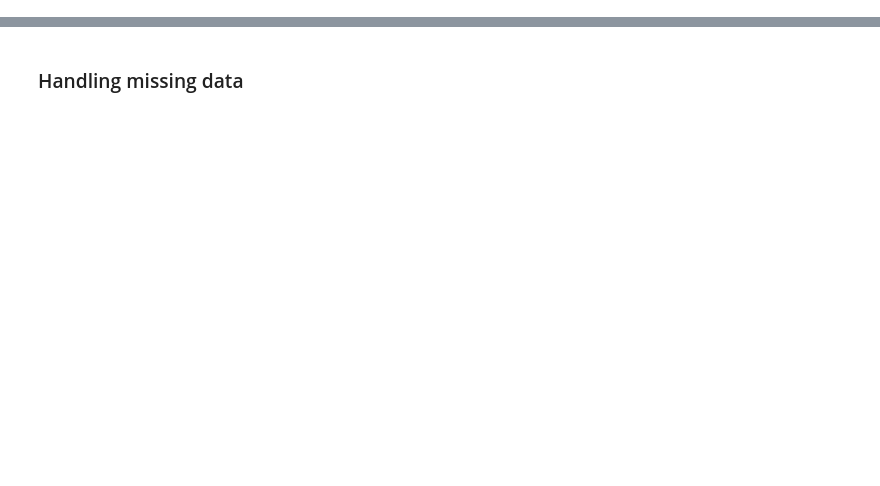
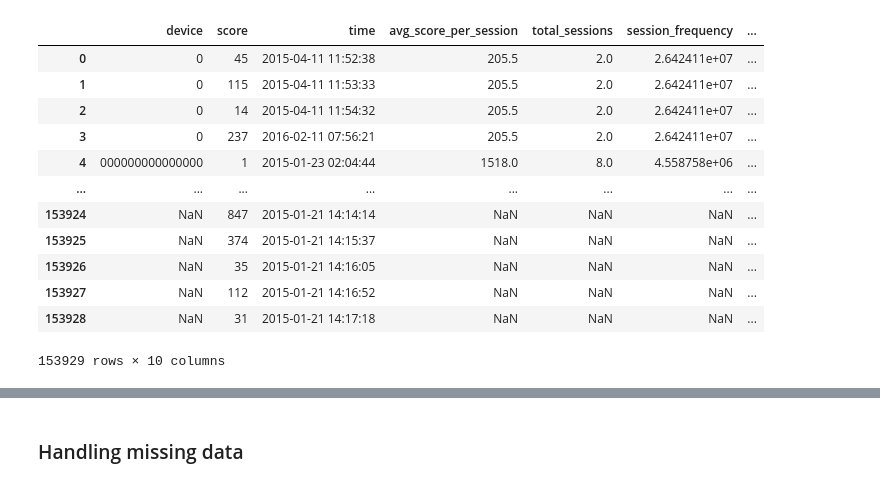
Before and after one commit to Balboa57/aocd, a Jupyter notebook: structure.ipynb, the cells around one changed output, grey strips where cells are left out. Drawn from its saved outputs; the diff is of its cells as text; code cells hidden in the pictures; blank space fills up the shorter version.

```diff
--- a/structure.ipynb
+++ b/structure.ipynb
@@ -59,3 +60,19 @@ data = data.drop(columns=['session_id'], errors='ignore')
 churn_period = pd.Timedelta(days=14)
 data['last_activity'] = data.groupby('device')['time'].transform('max')
 data['churn'] = (data['last_activity'] + churn_period < data['time'].max()).astype(int)
+# %%
+data
+# %% [output]
+|  | device | score | time | avg_score_per_session | total_sessions | session_frequency | ... |
+| 0 | 0 | 45 | 2015-04-11 11:52:38 | 205.5 | 2.0 | 2.642411e+07 | ... |
+| 1 | 0 | 115 | 2015-04-11 11:53:33 | 205.5 | 2.0 | 2.642411e+07 | ... |
+| 2 | 0 | 14 | 2015-04-11 11:54:32 | 205.5 | 2.0 | 2.642411e+07 | ... |
+| 3 | 0 | 237 | 2016-02-11 07:56:21 | 205.5 | 2.0 | 2.642411e+07 | ... |
+| 4 | 000000000000000 | 1 | 2015-01-23 02:04:44 | 1518.0 | 8.0 | 4.558758e+06 | ... |
+| ... | ... | ... | ... | ... | ... | ... | ... |
+| 153924 | NaN | 847 | 2015-01-21 14:14:14 | NaN | NaN | NaN | ... |
+| 153925 | NaN | 374 | 2015-01-21 14:15:37 | NaN | NaN | NaN | ... |
+| 153926 | NaN | 35 | 2015-01-21 14:16:05 | NaN | NaN | NaN | ... |
+| 153927 | NaN | 112 | 2015-01-21 14:16:52 | NaN | NaN | NaN | ... |
+| 153928 | NaN | 31 | 2015-01-21 14:17:18 | NaN | NaN | NaN | ... |
+153929 rows × 10 columns
```
Also changed, not shown: parts of 13 cells of this notebook.
